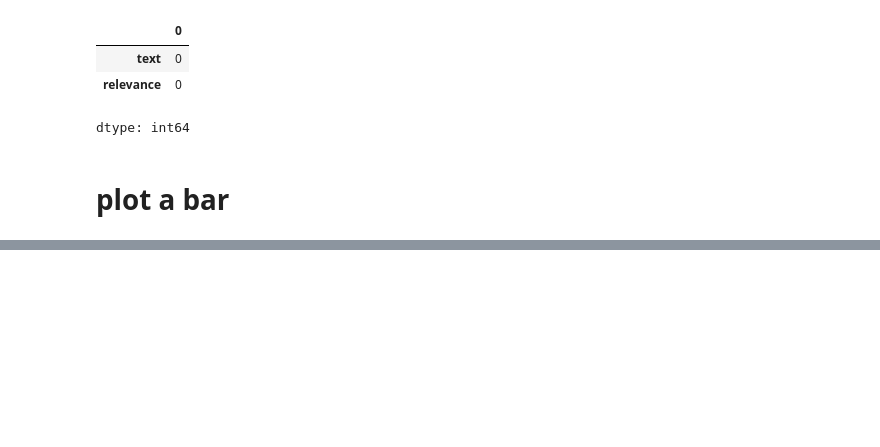
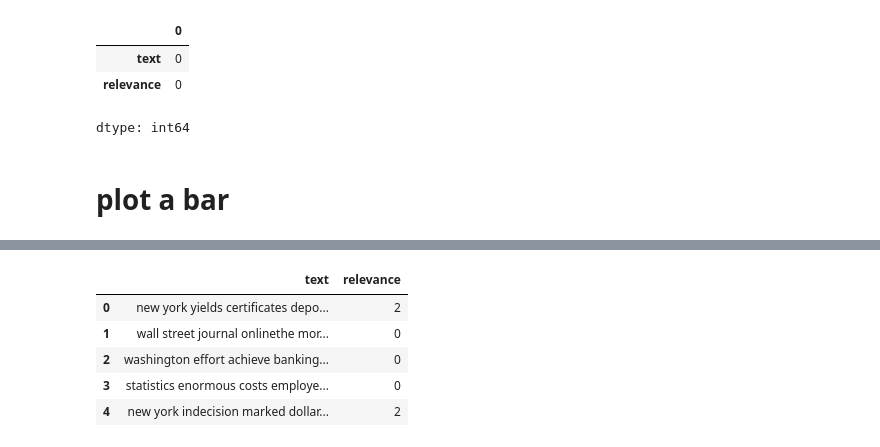
Before and after one commit to minhaz1172/NLP, a Jupyter notebook: Text_Classification(Using_ML).ipynb, the cells around one changed output, grey strips where cells are left out. Saved outputs shown, nothing was run; the diff lists cells and outputs as text; code cells hidden in the pictures; blank space fills up the shorter version.

```diff
--- a/Text_Classification(Using_ML).ipynb
+++ b/Text_Classification(Using_ML).ipynb
@@ -119,0 +189,8 @@ fig.show()
+# %%
+import re
+def remove_url(text):
+  pattern=re.compile(r'https?://\S+|www\.\S+')
+  return pattern.sub(r'',text)
+
+# Remove from dataset
+data['text']=data['text'].apply(remove_url)
@@ -119,0 +199,9 @@ fig.show()
+# %%
+import string
+def remove_punc2(text):
+  tex=text.lower()
+  text=text.translate(str.maketrans('','',string.punctuation))
+  return text
+
+# Remove from dataset
+data['text']=data['text'].apply(remove_punc2)
@@ -119,0 +212,6 @@ fig.show()
+# %%
+import nltk
+nltk.download('stopwords')
+nltk.download('punkt_tab')
+from nltk.corpus import stopwords
+stop=set(stopwords.words('english'))
@@ -119,0 +223,16 @@ fig.show()
+# %%
+from nltk.tokenize import word_tokenize
+def remove_stopwords(text):
+  word_tokens=word_tokenize(text)
+  filtered_text=[word for word in word_tokens if word not in stop]
+  return " ".join(filtered_text)
+
+data['text']=data['text'].apply(remove_stopwords)
+data.head()
+# %% [output]
+|  | text | relevance |
+| 0 | new york yields certificates depo... | 2 |
+| 1 | wall street journal onlinethe mor... | 0 |
+| 2 | washington effort achieve banking... | 0 |
+| 3 | statistics enormous costs employe... | 0 |
+| 4 | new york indecision marked dollar... | 2 |
```
Also changed, not shown: parts of 21 cells of this notebook.
